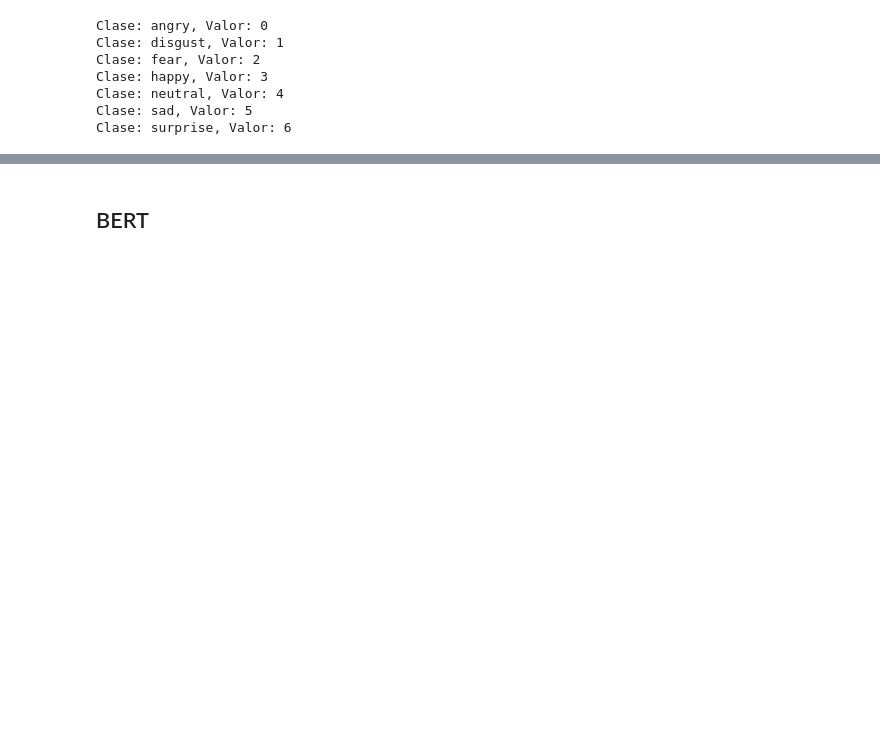
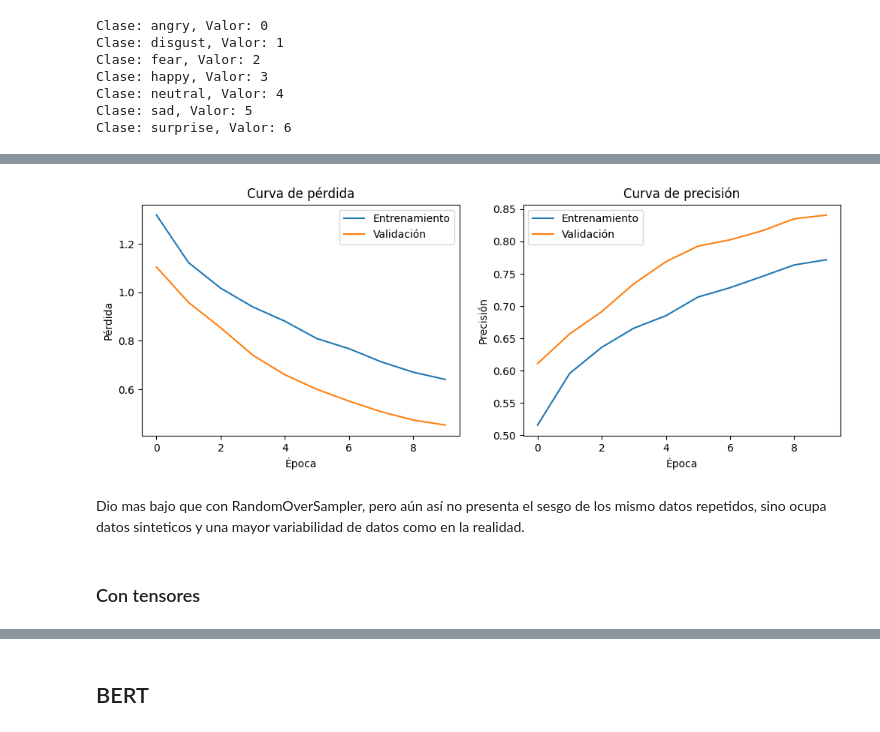
Before and after one commit to BryanBACS/Emotion-Recognition-Multimodal, a Jupyter notebook: Modelos inteligencia artificial/Modalidad texto/code.ipynb, the cells around one changed output, grey strips where cells are left out. Cells and saved outputs as stored; diff of their text form; code cells hidden in the pictures; blank space fills up the shorter version.

```diff
--- a/Modelos inteligencia artificial/Modalidad texto/code.ipynb
+++ b/Modelos inteligencia artificial/Modalidad texto/code.ipynb
@@ -667,0 +1400,7 @@ df_final.to_csv('datos_procesados_Balanceados.csv', index=False)
+# %%
+history3 = model3.fit(
+    train_dataset,
+    validation_data=val_dataset,
+    epochs=10,
+    callbacks = [model_checkpoint,tensorboard_callback]
+)
@@ -667,0 +1470,36 @@ df_final.to_csv('datos_procesados_Balanceados.csv', index=False)
+# %%
+import matplotlib.pyplot as plt
+
+
+train_loss = history3.history['loss']
+val_loss = history3.history['val_loss']
+train_accuracy = history3.history['sparse_categorical_accuracy']
+val_accuracy = history3.history['val_sparse_categorical_accuracy']
+
+
+plt.figure(figsize=(12, 4))
+
+plt.subplot(1, 2, 1)
+plt.plot(train_loss, label='Entrenamiento')
+plt.plot(val_loss, label='Validación')
+plt.title('Curva de pérdida')
+plt.xlabel('Época')
+plt.ylabel('Pérdida')
+plt.legend()
+
+
+plt.subplot(1, 2, 2)
+plt.plot(train_accuracy, label='Entrenamiento')
+plt.plot(val_accuracy, label='Validación')
+plt.title('Curva de precisión')
+plt.xlabel('Época')
+plt.ylabel('Precisión')
+plt.legend()
+
+plt.show()
+# %% [output]
+[figure, added]
+# %% [markdown]
+Dio mas bajo que con RandomOverSampler, pero aún así no presenta el sesgo de los mismo datos repetidos, sino ocupa datos sinteticos y una mayor variabilidad de datos como en la realidad.
+# %% [markdown]
+### Con tensores
```
Also changed, not shown: parts of 135 cells of this notebook.
